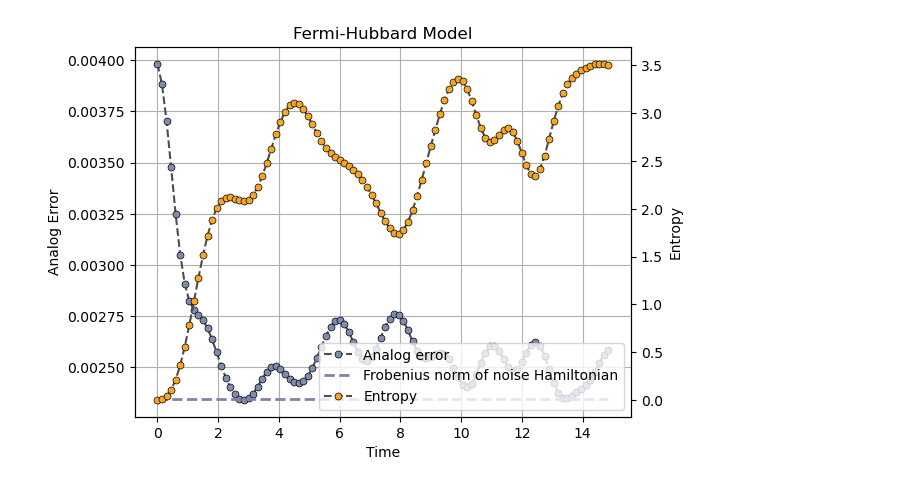
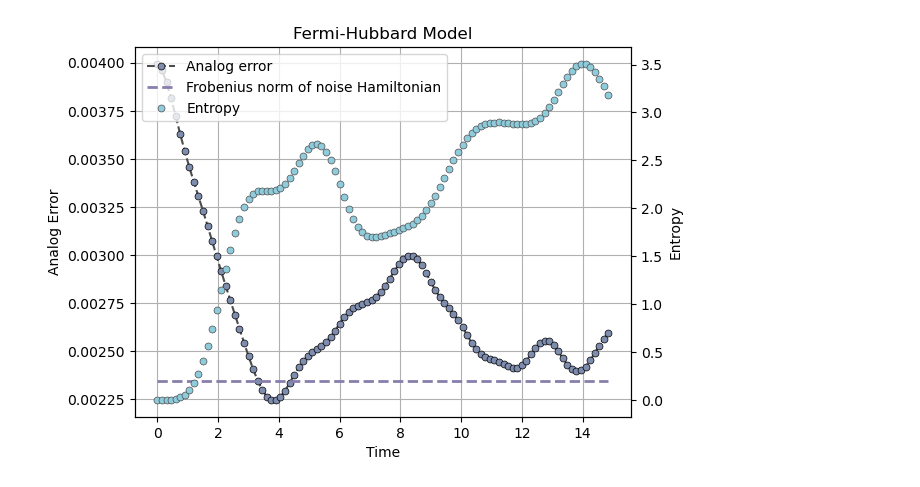
Before and after one commit to minidas/Entanglement-Induced-Resilience-of-Quantum-Dynamics, a Jupyter notebook: fermionic.ipynb, the cells around one changed output. Saved outputs shown, nothing was run; the diff lists cells and outputs as text; code cells hidden in the pictures.

Commit message:
imp: better colors

```diff
--- a/fermionic.ipynb
+++ b/fermionic.ipynb
@@ -9,7 +9,7 @@ from entropy import RDM_entropy
 exact_model = Fermion_Model(tunneling=1.0, coulomb=0)
 analog_model = Analog_Fermion(exact_model)
 
-initial_state = Statevector.from_label('1100111111000000').data  # Example initial state
+initial_state = Statevector.from_label('1111111100000000').data  # Example initial state
 time=np.linspace(0,15,101)
 exact_state=initial_state
 analog_state=initial_state
@@ -29,20 +29,20 @@ fro_norm=np.linalg.norm(H_noise,'fro')/sqrt(d)*time_step
 # %%
 p11=plt.plot(time[:-1], error[:-1],color='0.3', marker='o', markersize=5, mfc="#7E8CAD", mec='k', linestyle='dashed', markeredgewidth=0.5,label='Analog error')
 p12=plt.plot(time[:-1], [fro_norm]*len(time[:-1]),'--',color="#887EAD",linewidth=2,label='Frobenius norm of noise Hamiltonian')
 plt.grid()
 plt.xlabel('Time')
 plt.ylabel('Analog Error')
 # plt.ylim( top=0.3)
 ax1=plt.gca()
 ax2 = ax1.twinx()
-p2=ax2.plot(time[:-1], entropy[:-1],color='0.3', marker='o', markersize=5, mfc="#F5A623", mec='k', linestyle='dashed', markeredgewidth=0.5,label='Entropy')
+p2=ax2.plot(time[:-1], entropy[:-1],color='0.3', marker='o', markersize=5, mfc="#8ECBDB", linestyle='', markeredgewidth=0.5,label='Entropy')
 ax2.set_ylabel('Entropy')
 lns=p11+p12+p2
 labs=[l.get_label() for l in lns]
-plt.legend(lns, labs, loc=0)
+plt.legend(lns, labs, loc=2)
 
 plt.title('Fermi-Hubbard Model')
-plt.savefig('Figures/fermion_error.pdf', bbox_inches='tight',dpi=600)
+plt.savefig('Figures/fermion_error2.pdf', bbox_inches='tight',dpi=600)
 plt.show()
 # %% [output]
-[figure, old version]
+[figure, new version]
```
Also changed, not shown: 4 other files.
